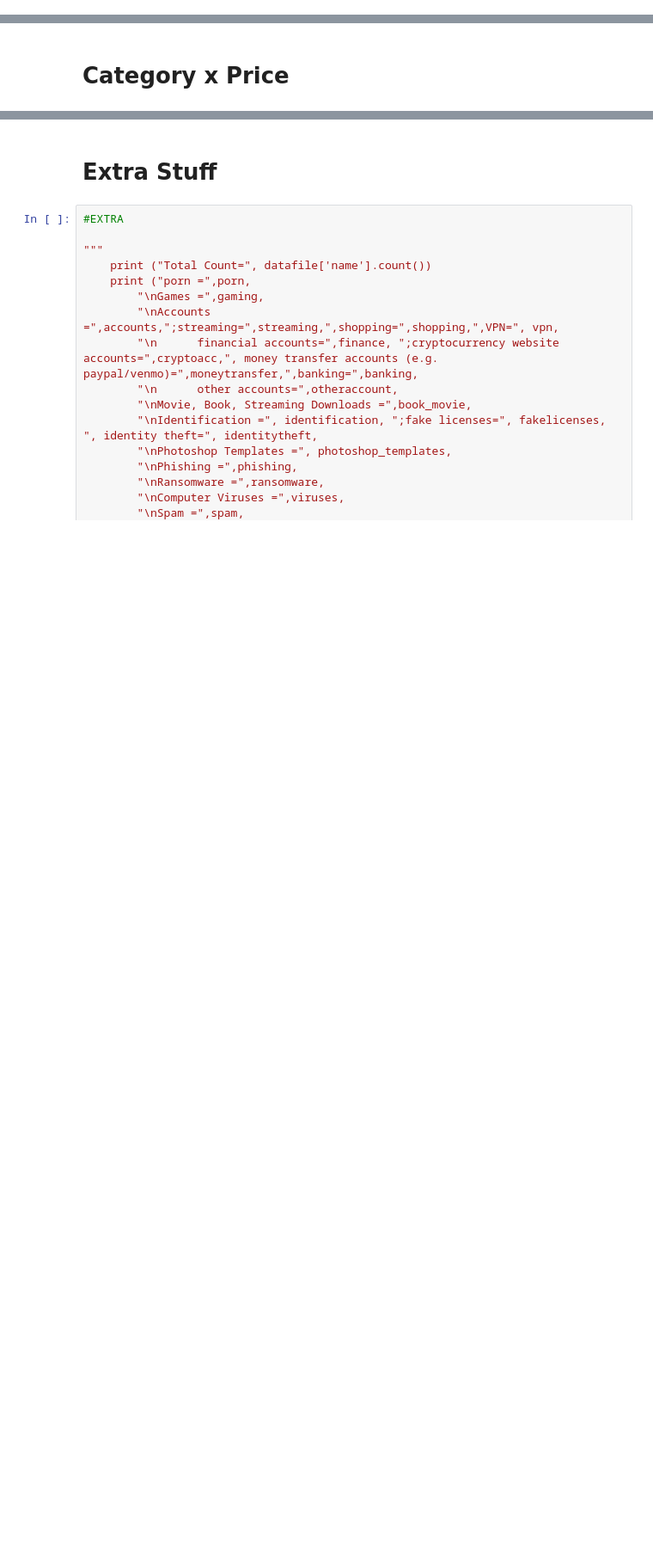
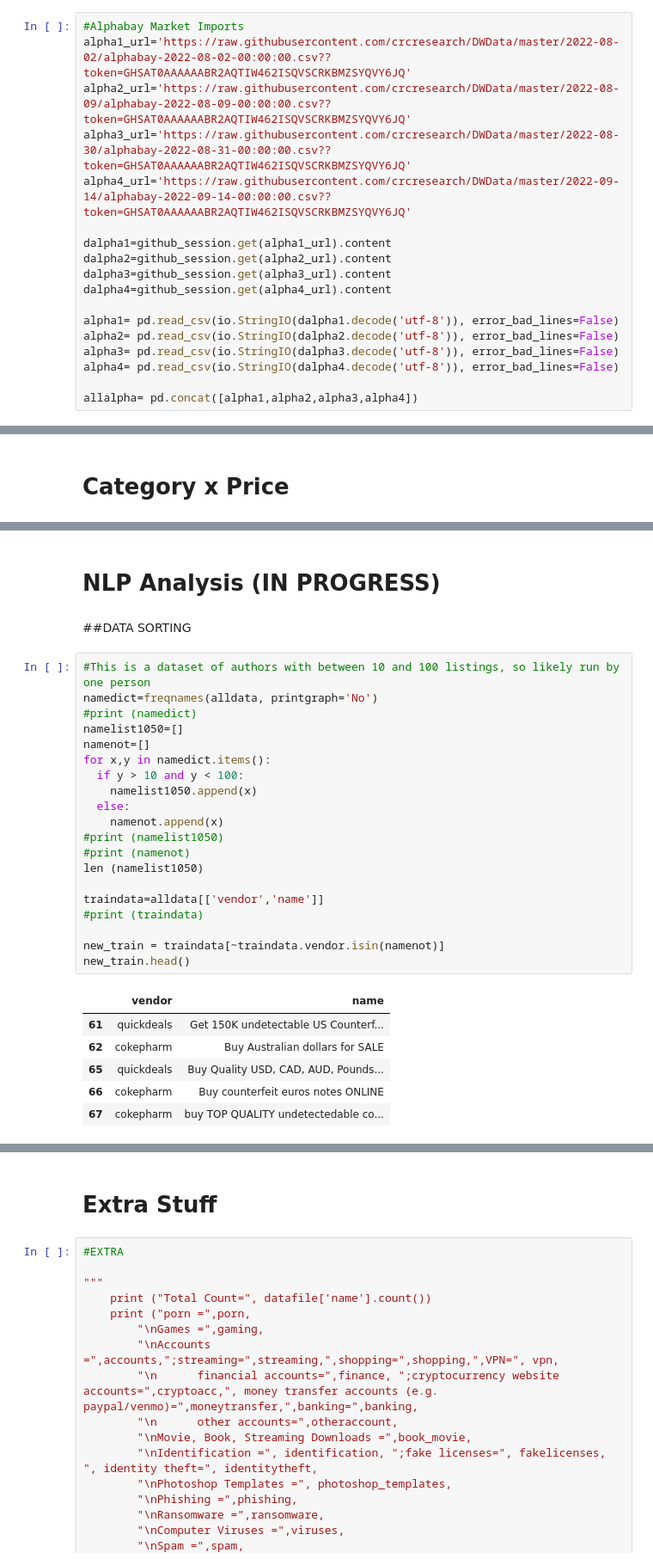
Before and after one commit to crcresearch/DWData, a Jupyter notebook: DataAnalysis/All_Analysis.ipynb, the cells around one changed output, grey strips where cells are left out. Shown at 86% size. Saved outputs shown, nothing was run; the diff lists cells and outputs as text; blank space fills up the shorter version.

```diff
--- a/DataAnalysis/All_Analysis.ipynb
+++ b/DataAnalysis/All_Analysis.ipynb
@@ -360 +454,19 @@ The error_bad_lines argument has been deprecated and will be removed in a future
+# %%
+#Alphabay Market Imports
+alpha1_url='https://raw.githubusercontent.com/crcresearch/DWData/master/2022-08-02/alphabay-2022-08-02-00:00:00.csv??token=GHSAT0AAAAAABR2AQTIW462ISQVSCRKBMZSYQVY6JQ'
+alpha2_url='https://raw.githubusercontent.com/crcresearch/DWData/master/2022-08-09/alphabay-2022-08-09-00:00:00.csv??token=GHSAT0AAAAAABR2AQTIW462ISQVSCRKBMZSYQVY6JQ'
+alpha3_url='https://raw.githubusercontent.com/crcresearch/DWData/master/2022-08-30/alphabay-2022-08-31-00:00:00.csv??token=GHSAT0AAAAAABR2AQTIW462ISQVSCRKBMZSYQVY6JQ'
+alpha4_url='https://raw.githubusercontent.com/crcresearch/DWData/master/2022-09-14/alphabay-2022-09-14-00:00:00.csv??token=GHSAT0AAAAAABR2AQTIW462ISQVSCRKBMZSYQVY6JQ'
+
+dalpha1=github_session.get(alpha1_url).content
+dalpha2=github_session.get(alpha2_url).content
+dalpha3=github_session.get(alpha3_url).content
+dalpha4=github_session.get(alpha4_url).content
+
+alpha1= pd.read_csv(io.StringIO(dalpha1.decode('utf-8')), error_bad_lines=False)
+alpha2= pd.read_csv(io.StringIO(dalpha2.decode('utf-8')), error_bad_lines=False)
+alpha3= pd.read_csv(io.StringIO(dalpha3.decode('utf-8')), error_bad_lines=False)
+alpha4= pd.read_csv(io.StringIO(dalpha4.decode('utf-8')), error_bad_lines=False)
+
+allalpha= pd.concat([alpha1,alpha2,alpha3,alpha4])
 # %%
@@ -2586 +2762,32 @@ categorycost(allnem)
 [interactive output not drawn]
+# %% [markdown]
+# NLP Analysis (IN PROGRESS)
+# %% [markdown]
+##DATA SORTING
+# %%
+#This is a dataset of authors with between 10 and 100 listings, so likely run by one person
+namedict=freqnames(alldata, printgraph='No')
+#print (namedict)
+namelist1050=[]
+namenot=[]
+for x,y in namedict.items():
+  if y > 10 and y < 100:
+    namelist1050.append(x)
+  else:
+    namenot.append(x)
+#print (namelist1050)
+#print (namenot)
+len (namelist1050)
+
+traindata=alldata[['vendor','name']]
+#print (traindata)
+
+new_train = traindata[~traindata.vendor.isin(namenot)]
+new_train.head()
+# %% [output]
+|  | vendor | name |
+| 61 | quickdeals | Get 150K undetectable US Counterf... |
+| 62 | cokepharm | Buy Australian dollars for SALE |
+| 65 | quickdeals | Buy Quality USD, CAD, AUD, Pounds... |
+| 66 | cokepharm | Buy counterfeit euros notes ONLINE |
+| 67 | cokepharm | buy TOP QUALITY undetectedable co... |
```
Also changed, not shown: parts of 38 cells of this notebook.
